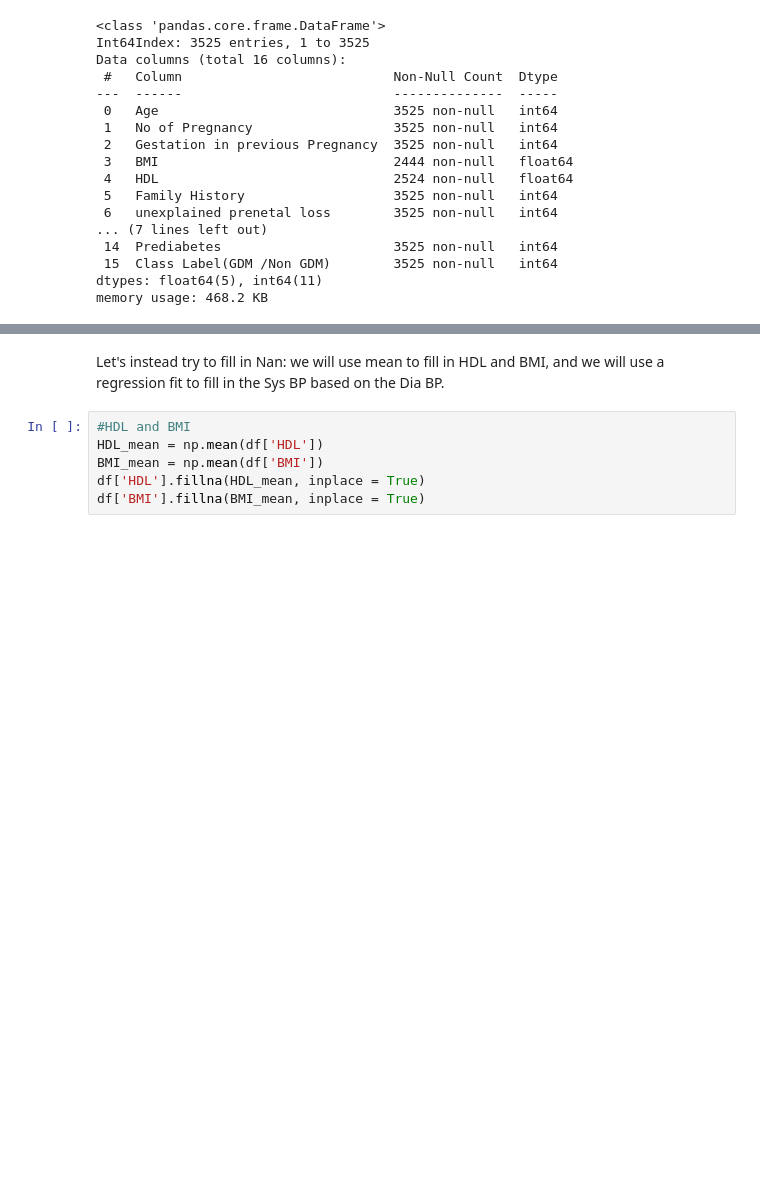
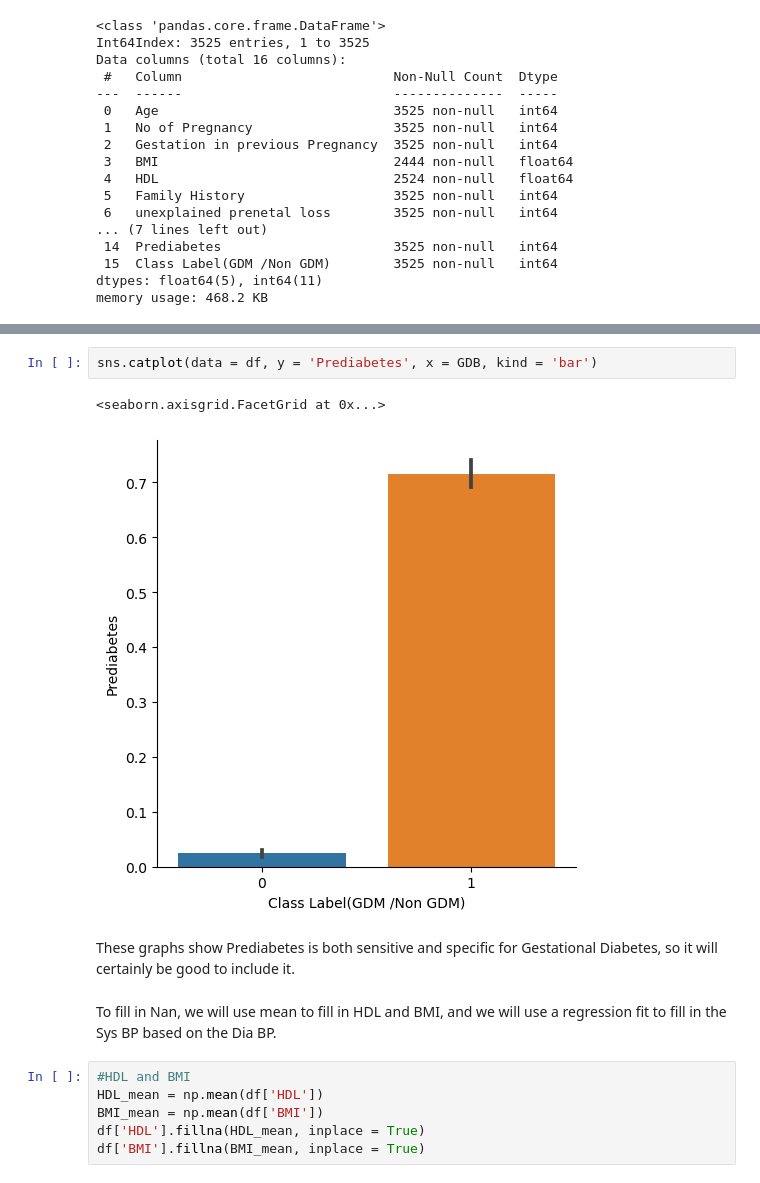
Before and after one commit to philwillnyc/GestationalDiabetes, a Jupyter notebook: ExplorationAndModel.ipynb, the cells around one changed output, grey strips where cells are left out. Cells and saved outputs as stored; diff of their text form; blank space fills up the shorter version.

```diff
--- a/ExplorationAndModel.ipynb
+++ b/ExplorationAndModel.ipynb
@@ -153,5 +68,12 @@ len(df.drop(columns = 'Sys BP').dropna())
+# %%
+sns.catplot(data = df, y = 'Prediabetes', x = GDB, kind = 'bar')
+# %% [output]
+<seaborn.axisgrid.FacetGrid at 0x...>
+[figure, added]
+# %% [markdown]
+These graphs show Prediabetes is both sensitive and specific for Gestational Diabetes, so it will certainly be good to include it.
 # %% [markdown]
-Let's instead try to fill in Nan: we will use mean to fill in HDL and BMI, and we will use
+To fill in Nan, we will use mean to fill in HDL and BMI, and we will use
 a regression fit to fill in the Sys BP based on the Dia BP.
 # %%
 #HDL and BMI
```
Also changed, not shown: parts of 53 cells of this notebook.
